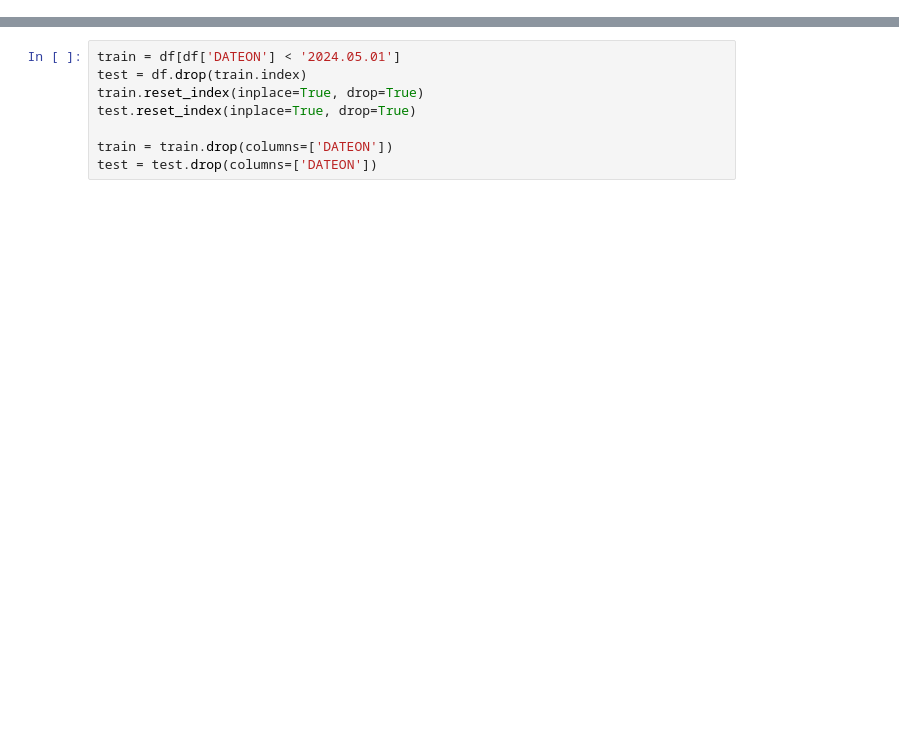
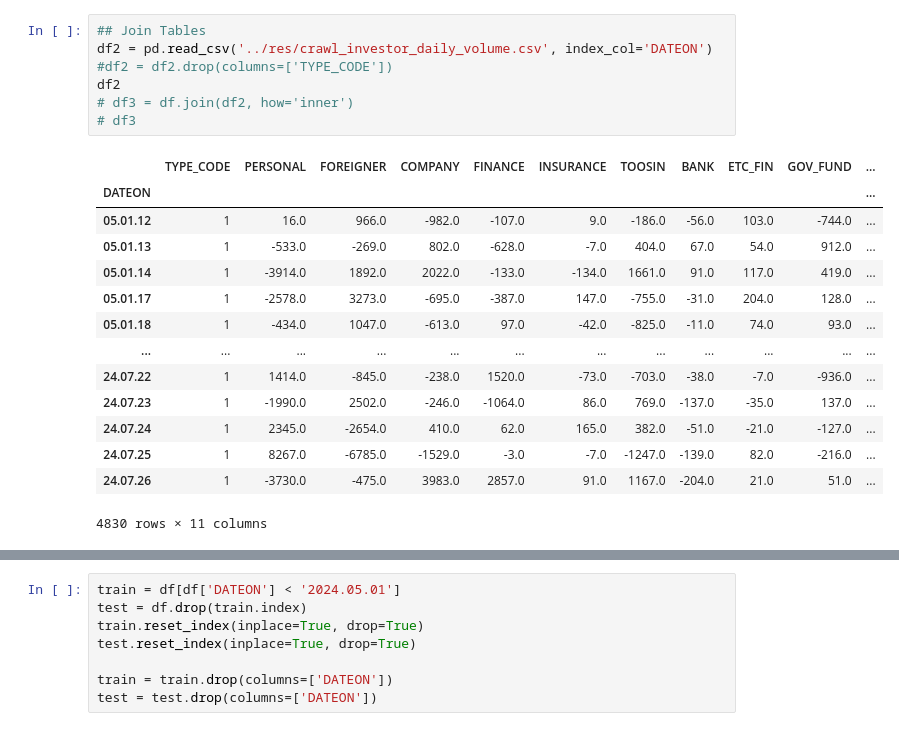
Before and after one commit to gonni/myFirstPyCrawl, a Jupyter notebook: ml/StockPredict.ipynb, the cells around one changed output, grey strips where cells are left out. Saved outputs shown, nothing was run; the diff lists cells and outputs as text; blank space fills up the shorter version.

Commit message:
daily commit

```diff
--- a/ml/StockPredict.ipynb
+++ b/ml/StockPredict.ipynb
@@ -22,3 +24,25 @@ df
+# %%
+## Join Tables
+df2 = pd.read_csv('../res/crawl_investor_daily_volume.csv', index_col='DATEON')
+#df2 = df2.drop(columns=['TYPE_CODE'])
+df2
+# df3 = df.join(df2, how='inner')
+# df3
+# %% [output]
+|  | TYPE_CODE | PERSONAL | FOREIGNER | COMPANY | FINANCE | INSURANCE | TOOSIN | BANK | ETC_FIN | GOV_FUND | ... |
+| DATEON |  |  |  |  |  |  |  |  |  |  | ... |
+| 05.01.12 | 1 | 16.0 | 966.0 | -982.0 | -107.0 | 9.0 | -186.0 | -56.0 | 103.0 | -744.0 | ... |
+| 05.01.13 | 1 | -533.0 | -269.0 | 802.0 | -628.0 | -7.0 | 404.0 | 67.0 | 54.0 | 912.0 | ... |
+| 05.01.14 | 1 | -3914.0 | 1892.0 | 2022.0 | -133.0 | -134.0 | 1661.0 | 91.0 | 117.0 | 419.0 | ... |
+| 05.01.17 | 1 | -2578.0 | 3273.0 | -695.0 | -387.0 | 147.0 | -755.0 | -31.0 | 204.0 | 128.0 | ... |
+| 05.01.18 | 1 | -434.0 | 1047.0 | -613.0 | 97.0 | -42.0 | -825.0 | -11.0 | 74.0 | 93.0 | ... |
+| ... | ... | ... | ... | ... | ... | ... | ... | ... | ... | ... | ... |
+| 24.07.22 | 1 | 1414.0 | -845.0 | -238.0 | 1520.0 | -73.0 | -703.0 | -38.0 | -7.0 | -936.0 | ... |
+| 24.07.23 | 1 | -1990.0 | 2502.0 | -246.0 | -1064.0 | 86.0 | 769.0 | -137.0 | -35.0 | 137.0 | ... |
+| 24.07.24 | 1 | 2345.0 | -2654.0 | 410.0 | 62.0 | 165.0 | 382.0 | -51.0 | -21.0 | -127.0 | ... |
+| 24.07.25 | 1 | 8267.0 | -6785.0 | -1529.0 | -3.0 | -7.0 | -1247.0 | -139.0 | 82.0 | -216.0 | ... |
+| 24.07.26 | 1 | -3730.0 | -475.0 | 3983.0 | 2857.0 | 91.0 | 1167.0 | -204.0 | 21.0 | 51.0 | ... |
+4830 rows × 11 columns
 # %%
 df['FOR_BUY_D14']=df.FOR_BUY.rolling(14).sum().shift(1)
 df['FOR_BUY_D7']=df.FOR_BUY.rolling(3).sum().shift(1)
```
Also changed, not shown: parts of 4 cells of this notebook, 1 other file.
